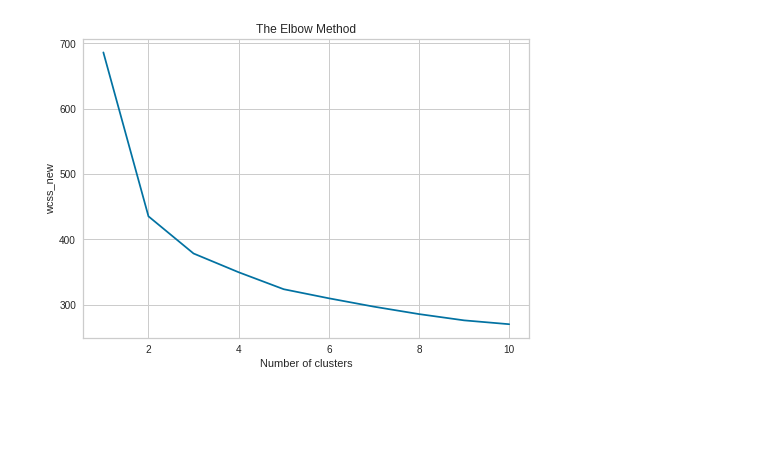
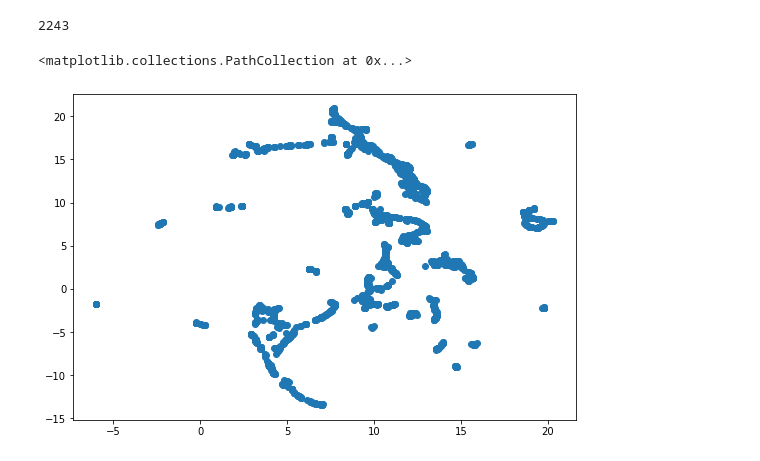
Before and after one commit to m19eremeeva/Course_tasks, a Jupyter notebook: Task_3/Task_3_Clustering.ipynb, the cells around one changed output. Drawn from its saved outputs; the diff is of its cells as text; code cells hidden in the pictures; blank space fills up the shorter version.

```diff
--- a/Task_3/Task_3_Clustering.ipynb
+++ b/Task_3/Task_3_Clustering.ipynb
@@ -14,5 +27,6 @@ warnings.filterwarnings('ignore')
 from sklearn.cluster import DBSCAN, KMeans, SpectralClustering, Birch
 import umap
 # %%
-df = pd.concat([pd.read_csv('X.csv', index_col = 'Unnamed: 0'), pd.read_csv('y.csv')], axis = 1)
-df_new = pd.concat([pd.read_csv('X_new.csv', index_col = 'Unnamed: 0'), pd.read_csv('y_new.csv').drop(['SMILES', 'wavelength_added'], axis = 1)], axis = 1)
+df = pd.concat([pd.read_csv('X.csv', index_col = 'Unnamed: 0'), pd.read_csv('y.csv')], axis = 1)[['MolecularWeight', 'TPSA', 'Charge',
+       'AtomStereoCount', 'BondStereoCount', 'CovalentUnitCount', 'nAcid',
+       'naAromAtom', 'nB', 'nN', 'nS', 'nP', 'nF', 'nCl', 'nBr', 'nI', 'RI']]
@@ -25,12 +47,0 @@ sklearn_pca.explained_variance_ratio_
-# %%
-from sklearn.cluster import KMeans
-wcss = []
-for i in range(1, 11):
-    kmeans = KMeans(n_clusters = i, init = 'k-means++', random_state = 42)
-    kmeans.fit(df)
-    wcss.append(kmeans.inertia_)
-plt.plot(range(1, 11), wcss)
-plt.title('The Elbow Method')
-plt.xlabel('Number of clusters')
-plt.ylabel('WCSS')
-plt.show()
@@ -39,13 +48,12 @@ plt.show()
-# %%
-wcss_new = []
-for i in range(1, 11):
-    kmeans = KMeans(n_clusters = i, init = 'k-means++', random_state = 42)
-    kmeans.fit(df_new)
-    wcss_new.append(kmeans.inertia_)
-plt.plot(range(1, 11), wcss_new)
-plt.title('The Elbow Method')
-plt.xlabel('Number of clusters')
-plt.ylabel('wcss_new')
-plt.show()
-# %% [output]
-[figure, removed]
+# %%
+import umap.umap_ as umap
+reducer = umap.UMAP(n_components=2)
+df_umap = reducer.fit_transform(df)
+len(df_umap)
+# %% [output]
+2243
+# %%
+plt.scatter(df_umap[:, 0], df_umap[:, 1])
+# %% [output]
+<matplotlib.collections.PathCollection at 0x...>
+[figure, added]
```
Also changed, not shown: parts of 10 cells of this notebook.
